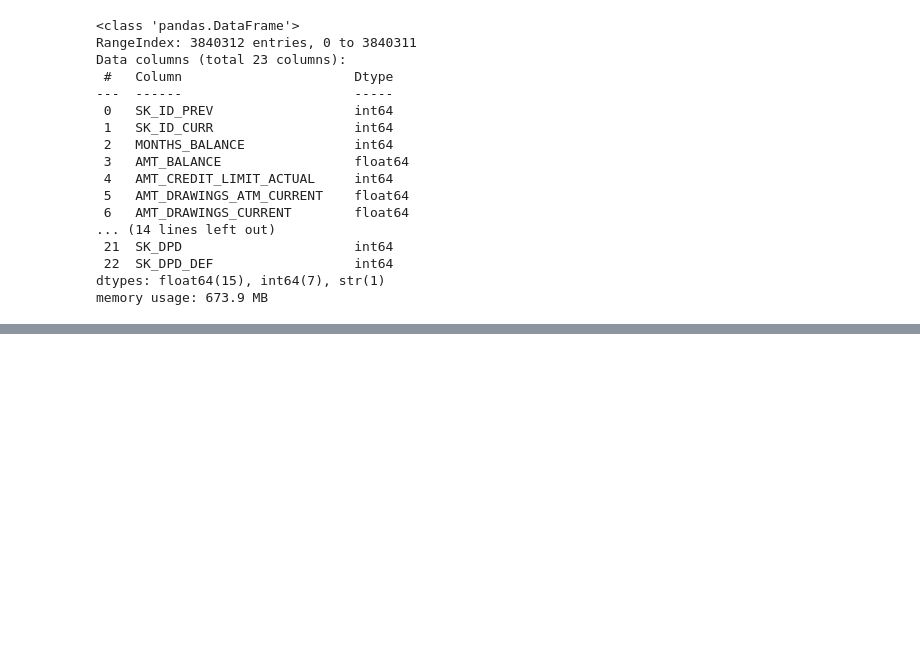
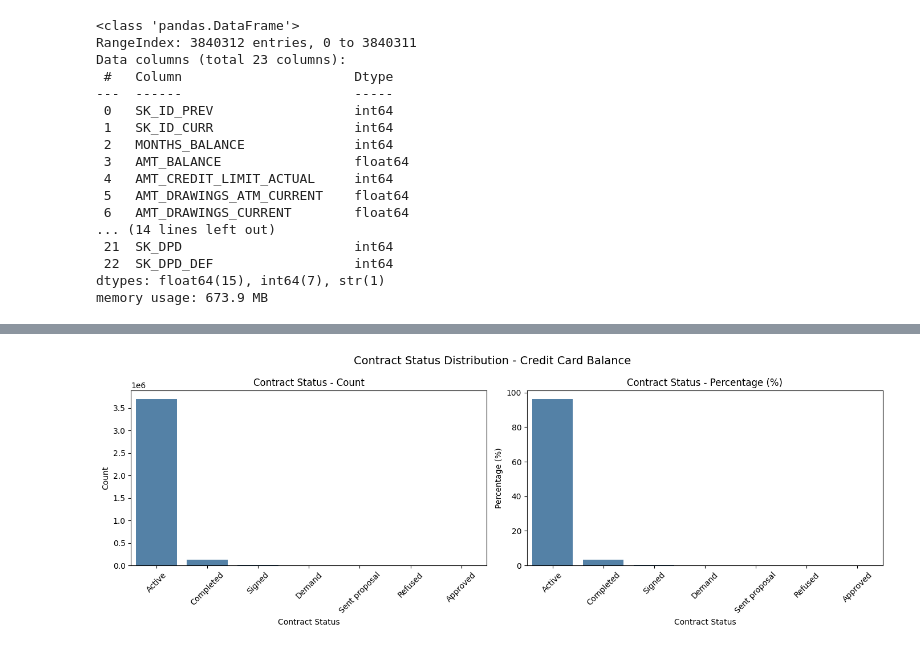
Before and after one commit to oknardo/Home_Credit_Scorecard_Model, a Jupyter notebook: EDA_credit_card_balance.ipynb, the cells around one changed output, grey strips where cells are left out. Drawn from its saved outputs; the diff is of its cells as text; code cells hidden in the pictures; blank space fills up the shorter version.

```diff
--- a/EDA_credit_card_balance.ipynb
+++ b/EDA_credit_card_balance.ipynb
@@ -135,0 +176,25 @@ memory usage: 673.9 MB
+# %%
+# Bar plot - contract status distribution
+fig, axes = plt.subplots(1, 2, figsize=(14, 5))
+
+# Count plot
+contract_status_counts = df_cc['NAME_CONTRACT_STATUS'].value_counts()
+sns.barplot(x=contract_status_counts.index, y=contract_status_counts.values, ax=axes[0], color='steelblue')
+axes[0].set_title('Contract Status - Count')
+axes[0].set_xlabel('Contract Status')
+axes[0].set_ylabel('Count')
+axes[0].tick_params(axis='x', rotation=45)
+
+# Percentage plot
+contract_status_pct = df_cc['NAME_CONTRACT_STATUS'].value_counts(normalize=True) * 100
+sns.barplot(x=contract_status_pct.index, y=contract_status_pct.values, ax=axes[1], color='steelblue')
+axes[1].set_title('Contract Status - Percentage (%)')
+axes[1].set_xlabel('Contract Status')
+axes[1].set_ylabel('Percentage (%)')
+axes[1].tick_params(axis='x', rotation=45)
+
+plt.suptitle('Contract Status Distribution - Credit Card Balance', fontsize=14)
+plt.tight_layout()
+plt.show()
+# %% [output]
+[figure, added]
```
Also changed, not shown: parts of 42 cells of this notebook.
